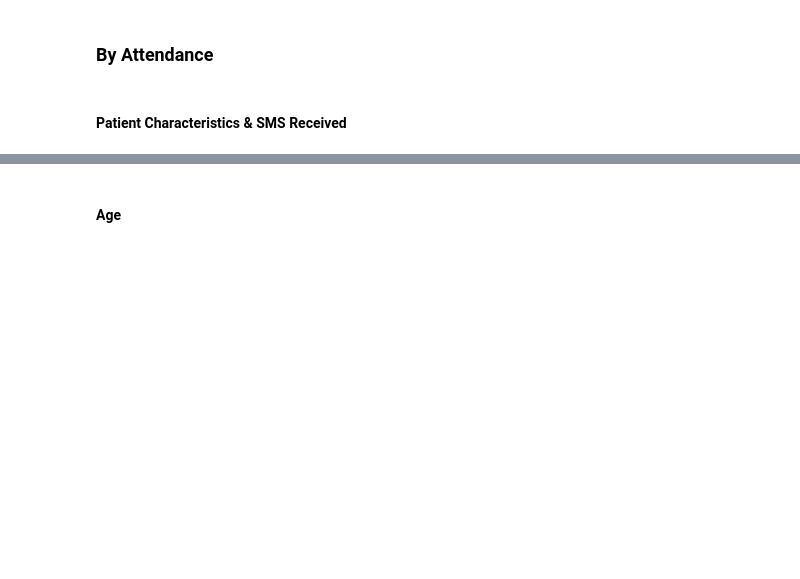
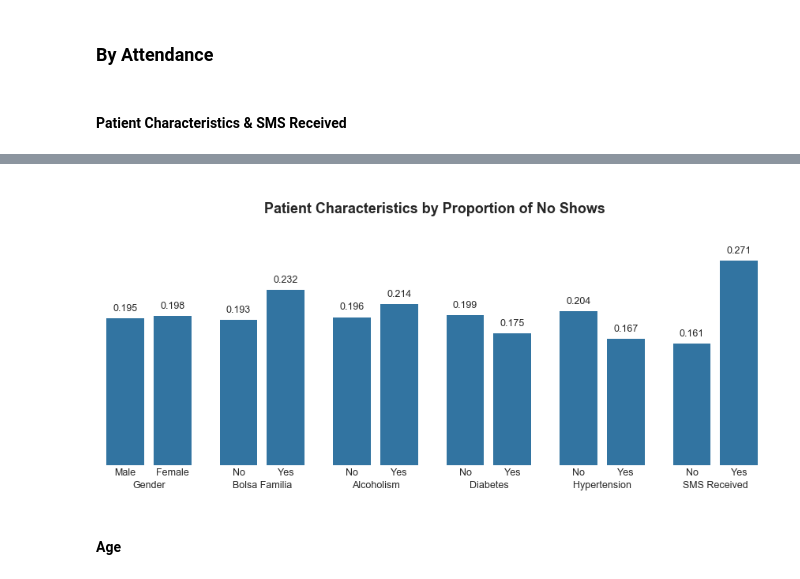
Before and after one commit to jaclynrich/appt-no-show, a Jupyter notebook: appt-no-show.ipynb, the cells around one changed output, grey strips where cells are left out. Drawn from its saved outputs; the diff is of its cells as text; code cells hidden in the pictures; blank space fills up the shorter version.

```diff
--- a/appt-no-show.ipynb
+++ b/appt-no-show.ipynb
@@ -1468,43 +1419,56 @@ plt.show()
 # %%
-fields = ['Gender', 'BolsaFamilia', 'Alcoholism', 'Diabetes', 'Hypertension',
-          'SMSReceived', 'NumHandicaps', 'DayOfWeek', 'Neighborhood', 'NumTimesScheduled',
-          'DayDiffBin', 'DayBWBin', 'rain', 'thunderstorm', 'precip_in']
+prop_fields = ['Gender', 'BolsaFamilia', 'Alcoholism', 'Diabetes', 'Hypertension',
+               'SMSReceived', 'NumHandicaps', 'DayOfWeek', 'Weekend', 'Neighborhood',
+               'NumTimesScheduled', 'DayDiffBin', 'DayBWBin', 'rain', 'thunderstorm',
+               'precip_in']
 
 # create dictionary of dataframes of proportions of no shows for each field
 no_show_props = {}
-for field in fields:
+for field in prop_fields:
     no_show_props[field] = (df.groupby([field,'NoShow'])['NoShow'].count()/
                             df.groupby(field)['NoShow'].count()).rename('prop').reset_index()
     no_show_props[field] = no_show_props[field][no_show_props[field]['NoShow'] == 1] # only keep no shows
+
+freq_fields = ['Gender', 'BolsaFamilia', 'Alcoholism', 'Diabetes', 'Hypertension',
+               'SMSReceived', 'rain', 'thunderstorm', 'fog']
+
+# create dictionary of dataframes of frequencies of no shows for each field as arrays
+no_show_freqs = {}
+for field in freq_fields:
+    counts = df.groupby([field,'NoShow'])['NoShow'].count()
+    no_show_freqs[field] = np.array(counts.sort_index(ascending = False)).reshape(2,2)
 # %%
 # Plot proportion of no shows by binary patient characteristics
 fig, axes = plt.subplots(1, 6, figsize = (15, 5), sharey = True)
 
 i = 0
 for ax in axes.reshape(-1):
     sns.barplot(ax = ax, x = fields[i], y = 'prop', hue = 'NoShow', data = no_show_props[fields[i]]);
     sns.set_style("white")
     ax.tick_params(length = 0)
     ax.legend_.remove()
     sns.despine(left = True, bottom = True)
     ax.set(yticklabels='')
     if i == 0:
         ax.set(xticklabels=['Male', 'Female'])
         ax.set(xlabel = xlabels[i], ylabel = '')
     else:
         ax.set(xticklabels=['No', 'Yes'])
         ax.set(xlabel = xlabels[i], ylabel = '')
     if i == 2:
-        ax.set_title('\n' + ' '*30 + 'Patient Characteristics by Proportion of No Shows\n\n', fontsize = 18, fontweight = 'bold')
+        ax.set_title('\n' + ' '*30 + 'Patient Characteristics by Proportion of No Shows\n\n', fontsize = 18,
+                     fontweight = 'bold')
     i += 1
 
     for p in ax.patches:
         height = p.get_height()
         ax.text(p.get_x() + p.get_width()/2.,
                 height + 0.01,
                 '{:0.3f}'.format(height),
                 ha="center")
 plt.show()
+# %% [output]
+[figure, added]
 # %% [markdown]
 #### Age
 # %%
```
Also changed, not shown: parts of 136 cells of this notebook.
